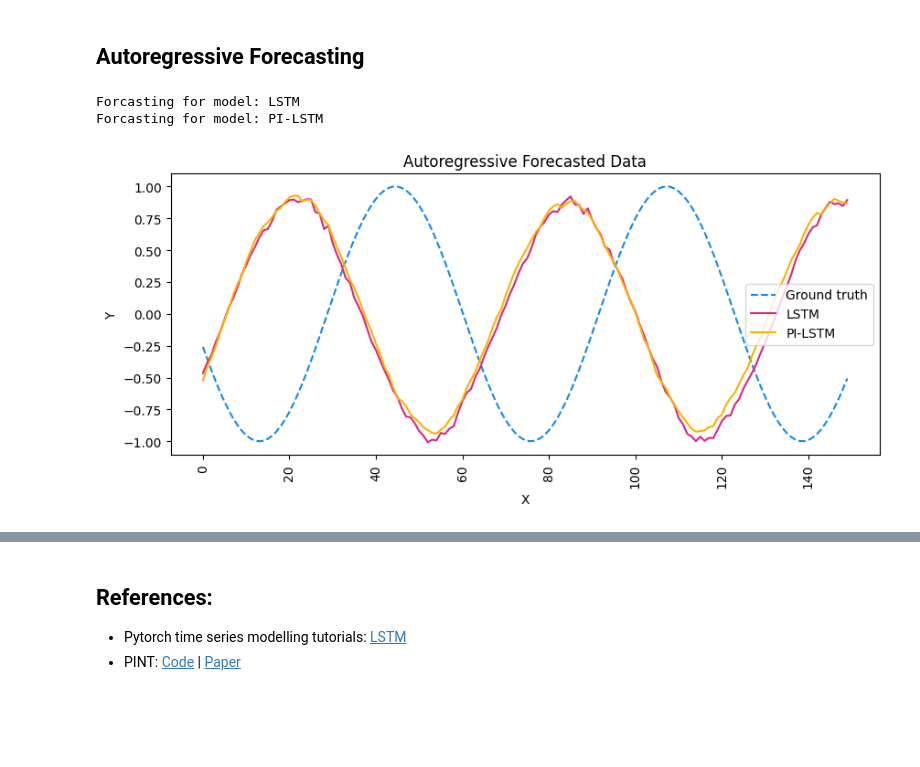
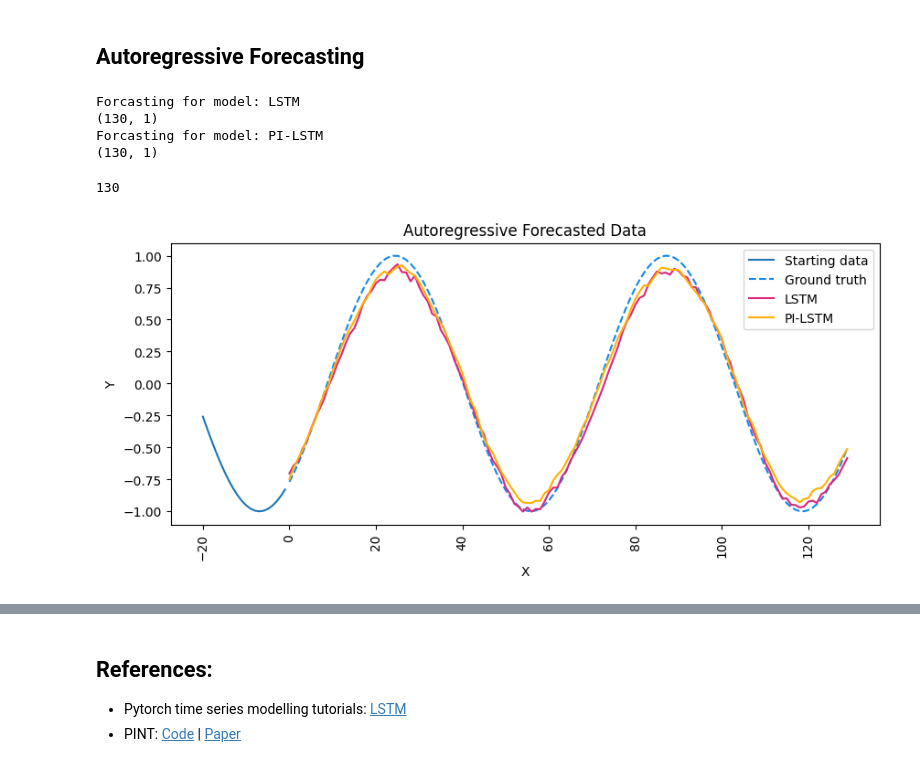
Before and after one commit to abbym-bristol/PIML-foundations-tb2, a Jupyter notebook: sine_wave_multistep_pred.ipynb, the cells around one changed output, grey strips where cells are left out. Drawn from its saved outputs; the diff is of its cells as text; code cells hidden in the pictures; blank space fills up the shorter version.

```diff
--- a/sine_wave_multistep_pred.ipynb
+++ b/sine_wave_multistep_pred.ipynb
@@ -319,18 +328,20 @@ plt.show()
 # %% [markdown]
 ## Autoregressive Forecasting
 # %%
-def forecast_with_model(model, len_test_data, pred_length):
+def forecast_with_model(model, start_data, forecast_length, pred_length):
     """
     Args:
         model ():
-        len_test_data (int): number of test data points, i.e. days to cover
-        pred_length (int): how many days model predicts for
+        start_data (pytorch Tensor): tensor containing the starting data sequence to forecast from
+        forecast_length (int): length of data to forecast
+        pred_length (int): length of returned model predictions
     """
-    # Take last set from X_train
-    X_forecast = X_train[-1:]
+    X_forecast = start_data
     y_forecast = []
-    for i in range(int(len_test_data/pred_length)+1):
+    for i in range(int(forecast_length/pred_length)+1):
         # Predict chunk of PRED_LENGTH days enough times to cover whole test set
+        # Will generate extra predictions beyond length of desired forecast
+        model.eval()
         preds = model(X_forecast).squeeze().detach().numpy()
         y_forecast.append(preds)
         # Make new window
@@ -338,17 +349,22 @@ def forecast_with_model(model, len_test_data, pred_length):
         X_new = np.array([np.append(X_old, preds)])  # Add prediction on end of window
         X_forecast = torch.Tensor(X_new).unsqueeze(-1)  # Convert new window to pytorch tensor
 
-    # Sort out formatting of results into one long numpy array of right length
-    y_forecast = np.array(y_forecast).reshape(-1,1)[:len_test_data]
+    # Sort out formatting of results into one long numpy array of right length (trim extra generated predictions)
+    y_forecast = np.array(y_forecast).reshape(-1,1)[:forecast_length]
+    print(y_forecast.shape)
     return y_forecast
 # %%
 y_forecast = {}
+start_data = X_test[0:1]  # Starting data: first sequence of X_test
+desired_length = len(test)-SEQ_LENGTH
 for name, model in models.items():
     print(f"Forcasting for model: {name}")
-    y_forecast[name] = forecast_with_model(model, len(test), PRED_LENGTH)
+    y_forecast[name] = forecast_with_model(model, start_data, desired_length, PRED_LENGTH)
 # %% [output]
 Forcasting for model: LSTM
+(130, 1)
 Forcasting for model: PI-LSTM
+(130, 1)
 # %%
 # for name in models.keys():
 #     # Calculate RMSE
@@ -362,19 +378,27 @@ Forcasting for model: PI-LSTM
 #     print(f"P-CORR:\t\t{correlation}")
 # %%
 # Test data
-time_steps = np.arange(len(test))
-
+time_steps = np.arange(desired_length)
+print(len(time_steps))
 # Plot actual vs predicted
 plt.figure(figsize=(10, 4))
-plt.plot(time_steps, test, '--', label='Ground truth', c=colours['Ground truth'])
+
+# Starting data: first sequence of X_test
+plt.plot(np.arange(-SEQ_LENGTH,0), start_data.squeeze(), label='Starting data')
+
+# Ground truth: test data across region predicted for
+plt.plot(time_steps, test[SEQ_LENGTH:], '--', label='Ground truth', c=colours['Ground truth'])
+
+# Predictions
 for name in models.keys():
     plt.plot(time_steps, y_forecast[name], label=name, c=colours[name])
 plt.title("Autoregressive Forecasted Data")
 ax = plt.gca()
 plt.xticks(rotation=90)
 plt.xlabel("X")
 plt.ylabel("Y")
 plt.legend()
 plt.show()
 # %% [output]
+130
-[figure, old version]
+[figure, new version]
```
Also changed, not shown: parts of 4 cells of this notebook, 1 other file.
